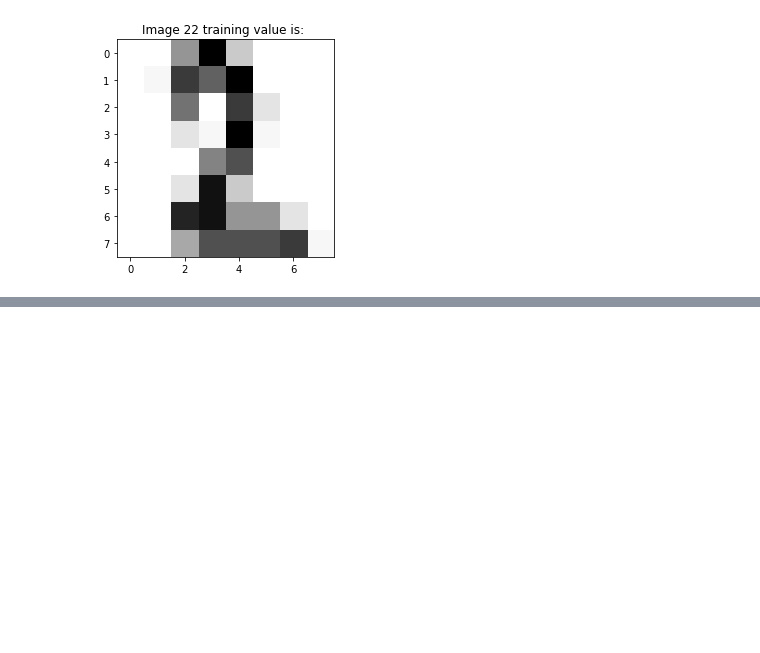
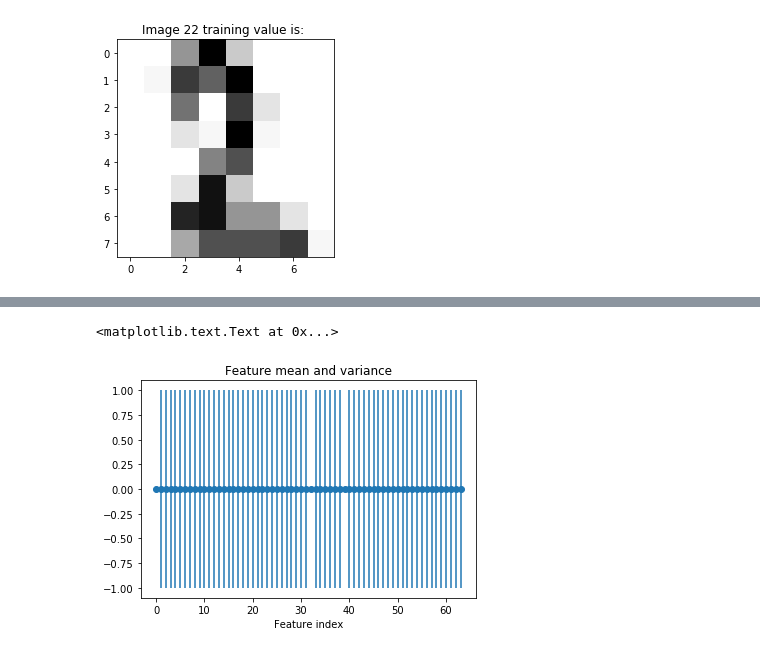
Before and after one commit to IsabelGP/boot-camps, a Jupyter notebook: Data science pipeline.ipynb, the cells around one changed output, grey strips where cells are left out. Drawn from its saved outputs; the diff is of its cells as text; code cells hidden in the pictures; blank space fills up the shorter version.

```diff
--- a/Data science pipeline.ipynb
+++ b/Data science pipeline.ipynb
@@ -63,0 +76,10 @@ Image 22 ground truth value is: '2'
+# %%
+from sklearn import preprocessing
+scaler = preprocessing.StandardScaler().fit(X_digits)
+X_digits_scaled = scaler.transform(X_digits)
+plt.errorbar(range(X_digits_scaled.shape[1]), X_digits_scaled.mean(axis=0),yerr=X_digits_scaled.std(axis=0), fmt='o')
+plt.title('Feature mean and variance')
+plt.xlabel('Feature index')
+# %% [output]
+<matplotlib.text.Text at 0x...>
+[figure, added]
```
Also changed, not shown: parts of 30 cells of this notebook.
